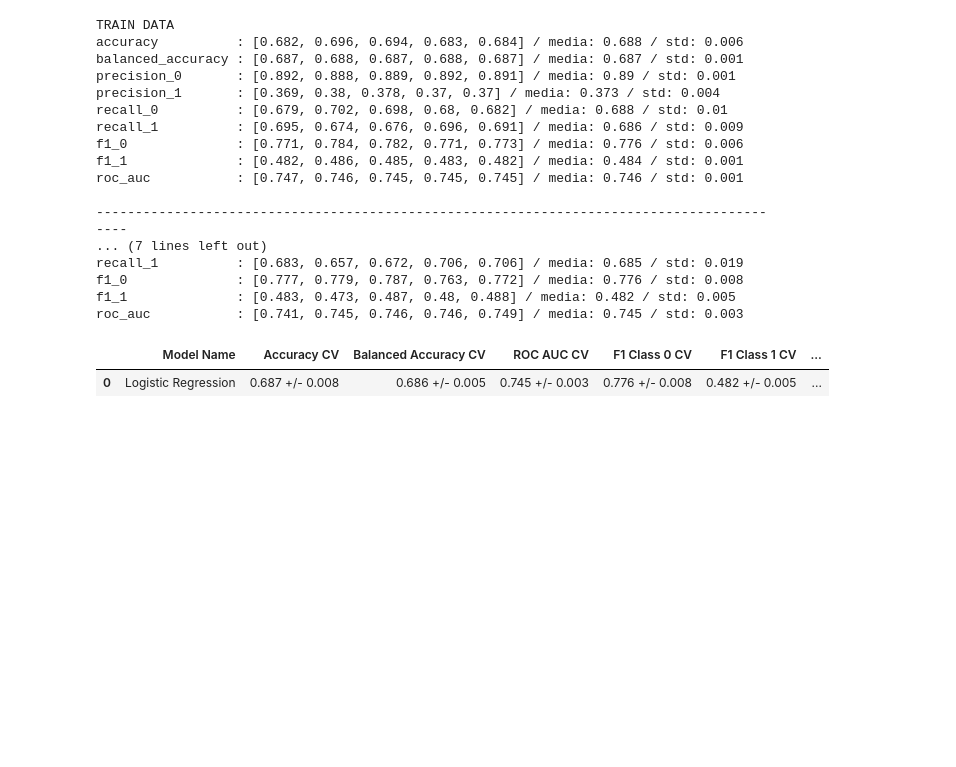
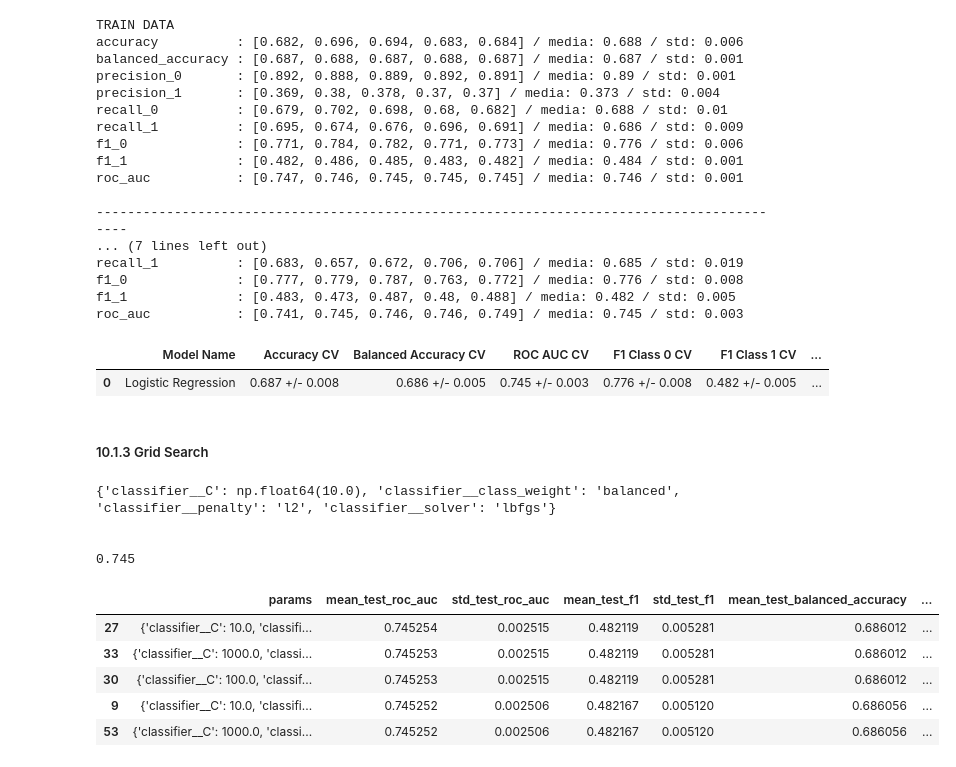
Before and after one commit to samantasobral/shap-ml-interpretability, a Jupyter notebook: notebook/shap_model.ipynb, the cells around one changed output. Drawn from its saved outputs; the diff is of its cells as text; code cells hidden in the pictures; blank space fills up the shorter version.

```diff
--- a/notebook/shap_model.ipynb
+++ b/notebook/shap_model.ipynb
@@ -8,6 +8,7 @@ import pandas                   as pd
 import numpy                    as np
 import seaborn                  as sns
 import statsmodels.formula.api  as smf
+import warnings
 
 
 from IPython.core.display       import HTML
@@ -19,7 +20,7 @@ from sklearn                    import metrics
 from sklearn.linear_model       import LogisticRegression
 from sklearn.tree               import DecisionTreeClassifier
 from sklearn.ensemble           import RandomForestClassifier
-from sklearn.model_selection    import train_test_split, StratifiedKFold
+from sklearn.model_selection    import train_test_split, StratifiedKFold, GridSearchCV
 from sklearn.preprocessing      import StandardScaler, PowerTransformer, OneHotEncoder
 from sklearn.feature_selection  import SelectKBest, f_classif
 from sklearn.compose            import ColumnTransformer
@@ -29,6 +30,9 @@ from feature_engine.selection   import RecursiveFeatureAddition
 
 plt.rcParams['figure.figsize'] = 12,8
 pd.set_option('display.max_columns', 30)
+pd.set_option('display.max_colwidth', None)
+
+warnings.filterwarnings('ignore')
 # %% [markdown]
 ### Funções Auxiliares
 # %%
@@ -1500,3 +1504,30 @@ f1_1              : [0.483, 0.473, 0.487, 0.48, 0.488] / media: 0.482 / std: 0.0
 roc_auc           : [0.741, 0.745, 0.746, 0.746, 0.749] / media: 0.745 / std: 0.003
 |  | Model Name | Accuracy CV | Balanced Accuracy CV | ROC AUC CV | F1 Class 0 CV | F1 Class 1 CV | ... |
 | 0 | Logistic Regression | 0.687 +/- 0.008 | 0.686 +/- 0.005 | 0.745 +/- 0.003 | 0.776 +/- 0.008 | 0.482 +/- 0.005 | ... |
+# %% [markdown]
+##### 10.1.3 Grid Search
+# %%
+param_grid = [
+    # L1
+    {
+        'classifier__penalty': ['l1'],
+        'classifier__solver': ['liblinear', 'saga'],
+        'classifier__C': np.logspace(-3, 3, 7),
+        'classifier__class_weight': ['balanced']
+    },
+    # L2
+    {
+        'classifier__penalty': ['l2'],
+        'classifier__solver': ['liblinear', 'lbfgs', 'saga'],
+        'classifier__C': np.logspace(-3, 3, 7),
+        'classifier__class_weight': ['balanced']
+    },
+    # ElasticNet
+    {
+        'classifier__penalty': ['elasticnet'],
+        'classifier__solver': ['saga'],
+        'classifier__C': np.logspace(-3, 3, 7),
+        'classifier__l1_ratio': [0.3, 0.5, 0.7],
+        'classifier__class_weight': ['balanced']
+    }
+]
@@ -1502,0 +1538,25 @@ roc_auc           : [0.741, 0.745, 0.746, 0.746, 0.749] / media: 0.745 / std: 0.
+# %%
+print(search_lr.best_params_)
+print('\n')
+print(round(search_lr.best_score_,3))
+# %% [output]
+{'classifier__C': np.float64(10.0), 'classifier__class_weight': 'balanced', 'classifier__penalty': 'l2', 'classifier__solver': 'lbfgs'}
+
+
+0.745
+# %%
+results = pd.DataFrame(search_lr.cv_results_)[['params', 'mean_test_roc_auc',
+                                               'std_test_roc_auc', 'mean_test_f1', 'std_test_f1',
+                                               'mean_test_balanced_accuracy', 'std_test_balanced_accuracy',
+                                               'mean_test_accuracy', 'std_test_accuracy' ]]
+
+results.sort_values(by = 'mean_test_roc_auc', ascending = False, inplace = True)
+
+results.head()
+# %% [output]
+|  | params | mean_test_roc_auc | std_test_roc_auc | mean_test_f1 | std_test_f1 | mean_test_balanced_accuracy | ... |
+| 27 | {'classifier__C': 10.0, 'classifi... | 0.745254 | 0.002515 | 0.482119 | 0.005281 | 0.686012 | ... |
+| 33 | {'classifier__C': 1000.0, 'classi... | 0.745253 | 0.002515 | 0.482119 | 0.005281 | 0.686012 | ... |
+| 30 | {'classifier__C': 100.0, 'classif... | 0.745253 | 0.002515 | 0.482119 | 0.005281 | 0.686012 | ... |
+| 9 | {'classifier__C': 10.0, 'classifi... | 0.745252 | 0.002506 | 0.482167 | 0.005120 | 0.686056 | ... |
+| 53 | {'classifier__C': 1000.0, 'classi... | 0.745252 | 0.002506 | 0.482167 | 0.005120 | 0.686056 | ... |
```
Also changed, not shown: parts of 9 cells of this notebook.
